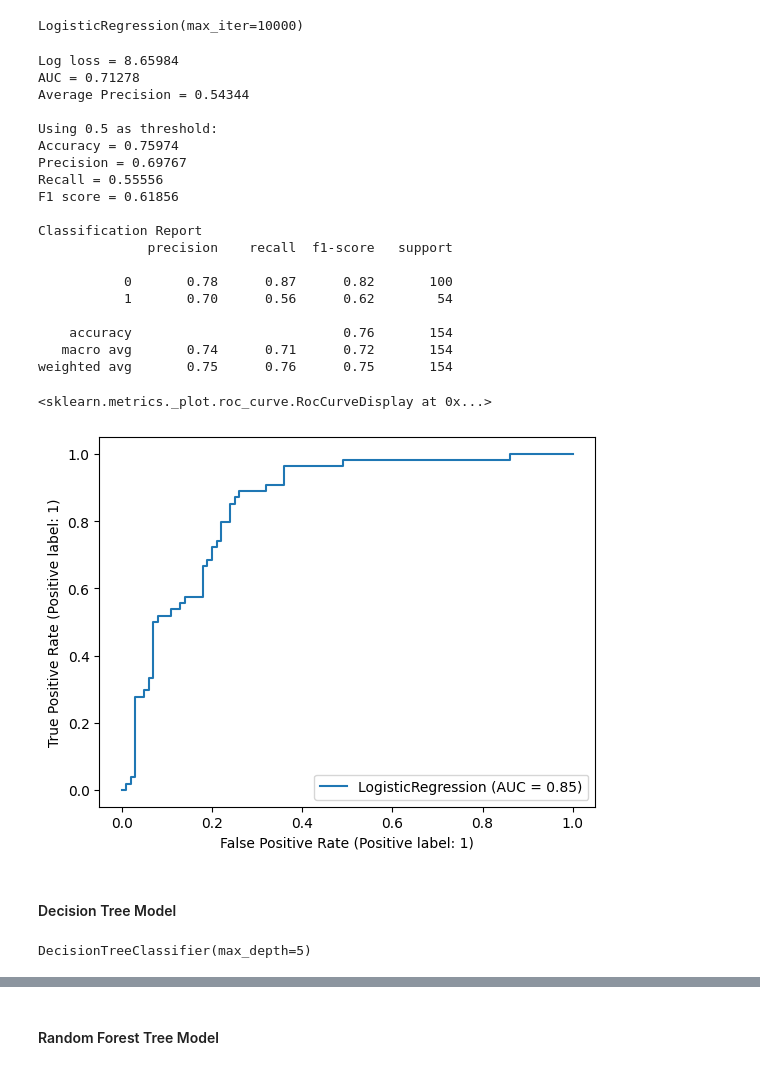
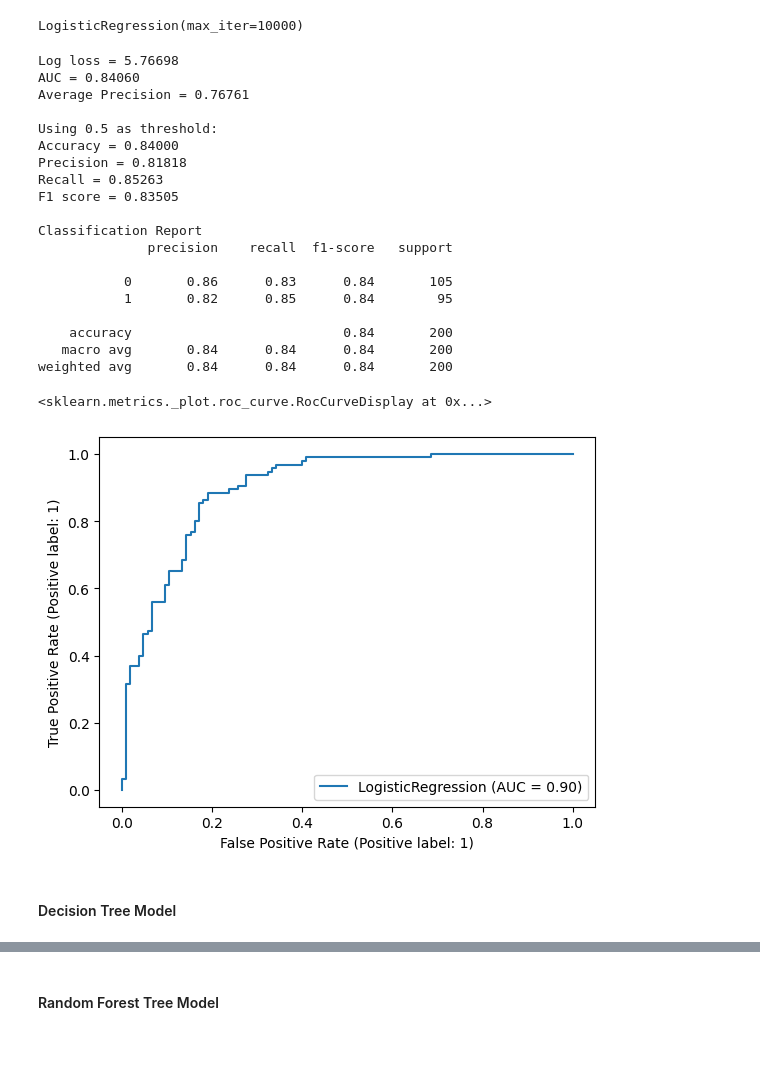
Before and after one commit to withabubaker/Diabetes-SupervisedLearning, a Jupyter notebook: Supervised Learning - Project.ipynb, the cells around one changed output, grey strips where cells are left out. Saved outputs shown, nothing was run; the diff lists cells and outputs as text; code cells hidden in the pictures.

```diff
--- a/Supervised Learning - Project.ipynb
+++ b/Supervised Learning - Project.ipynb
@@ -218,7 +229,3 @@ df_I_0 = df[(df['Insulin'] > 0) & (df['Outcome']== 0)]
-# %%
-# Insulin level can't be zero, so will impute the value using the median becuase Insulin data is not mormally distributed
-df['Insulin'] = df.apply(lambda x:statistics.median(df_I_1['Insulin']) if ((x['Insulin'] ==0) & (x['Outcome']==1))  else x['Insulin'], axis=1)
-df['Insulin'] = df.apply(lambda x:statistics.median(df_I_0['Insulin']) if ((x['Insulin'] ==0) & (x['Outcome']==0))  else x['Insulin'], axis=1)
 # %%
 fig = px.box(df, y='BMI',width=600, height=400)
 fig.show()
@@ -337,15 +388,20 @@ For this task, you are required to build a machine learning model to predict the
 # Separate features from target
 X = df[['Pregnancies','Glucose','BloodPressure','SkinThickness','Insulin','BMI','DiabetesPedigreeFunction','Age']]
 y= df['Outcome']
+# %%
+# balance the dataset
+from imblearn.over_sampling import RandomOverSampler
+OverSample=RandomOverSampler(random_state=0, sampling_strategy='minority')
+X_over,y_over=OverSample.fit_resample(X,y)
 # %%
 from sklearn.model_selection import train_test_split
-X_train, X_test, y_train, y_test = train_test_split(X, y, test_size=0.2, random_state=0, stratify=y)
+X_OS_train, X_OS_test, y_OS_train, y_OS_test = train_test_split(X_over, y_over, test_size=0.2, random_state=0)
 # %% [markdown]
 #### Build Logistic Regression this will be our bench mark
 # %%
 from sklearn.linear_model import LogisticRegression
 logre = LogisticRegression(max_iter=10000)
-logre.fit(X_train, y_train)
+logre.fit(X_OS_train, y_OS_train)
 # %% [output]
 LogisticRegression(max_iter=10000)
 # %%
@@ -353,47 +409,45 @@ y_logpred = logre.predict(X_test)
 # %%
-print('Log loss = {:.5f}'.format(log_loss(y_test, y_logpred)))
-print('AUC = {:.5f}'.format(roc_auc_score(y_test, y_logpred)))
-print('Average Precision = {:.5f}'.format(average_precision_score(y_test, y_logpred)))
+print('Log loss = {:.5f}'.format(log_loss(y_OS_test, y_logpred)))
+print('AUC = {:.5f}'.format(roc_auc_score(y_OS_test, y_logpred)))
+print('Average Precision = {:.5f}'.format(average_precision_score(y_OS_test, y_logpred)))
 print('\nUsing 0.5 as threshold:')
-print('Accuracy = {:.5f}'.format(accuracy_score(y_test, y_logpred)))
-print('Precision = {:.5f}'.format(precision_score(y_test, y_logpred)))
-print('Recall = {:.5f}'.format(recall_score(y_test, y_logpred)))
-print('F1 score = {:.5f}'.format(f1_score(y_test, y_logpred)))
+print('Accuracy = {:.5f}'.format(accuracy_score(y_OS_test, y_logpred)))
+print('Precision = {:.5f}'.format(precision_score(y_OS_test, y_logpred)))
+print('Recall = {:.5f}'.format(recall_score(y_OS_test, y_logpred)))
+print('F1 score = {:.5f}'.format(f1_score(y_OS_test, y_logpred)))
 
 print('\nClassification Report')
-print(classification_report(y_test, y_logpred))
+print(classification_report(y_OS_test, y_logpred))
 # %% [output]
-Log loss = 8.65984
-AUC = 0.71278
-Average Precision = 0.54344
+Log loss = 5.76698
+AUC = 0.84060
+Average Precision = 0.76761
 
 Using 0.5 as threshold:
-Accuracy = 0.75974
-Precision = 0.69767
-Recall = 0.55556
-F1 score = 0.61856
+Accuracy = 0.84000
+Precision = 0.81818
+Recall = 0.85263
+F1 score = 0.83505
 
 Classification Report
               precision    recall  f1-score   support
 
-           0       0.78      0.87      0.82       100
-           1       0.70      0.56      0.62        54
+           0       0.86      0.83      0.84       105
+           1       0.82      0.85      0.84        95
 
-    accuracy                           0.76       154
-   macro avg       0.74      0.71      0.72       154
-weighted avg       0.75      0.76      0.75       154
+    accuracy                           0.84       200
+   macro avg       0.84      0.84      0.84       200
+weighted avg       0.84      0.84      0.84       200
 # %%
-RocCurveDisplay.from_estimator(logre, X_test, y_test)
+RocCurveDisplay.from_estimator(logre, X_OS_test, y_OS_test)
 # %% [output]
 <sklearn.metrics._plot.roc_curve.RocCurveDisplay at 0x...>
-[figure, old version]
+[figure, new version]
 # %% [markdown]
 #### Decision Tree Model
 # %%
 from sklearn.tree import DecisionTreeClassifier
 dtc = DecisionTreeClassifier(max_depth=5)
-dtc.fit(X_train, y_train)
-y_dtcpred = dtc.predict(X_test)
+dtc.fit(X_OS_train, y_OS_train)
+y_dtcpred = dtc.predict(X_OS_test)
-# %% [output]
-DecisionTreeClassifier(max_depth=5)
 # %%
```
Also changed, not shown: parts of 28 cells of this notebook.
